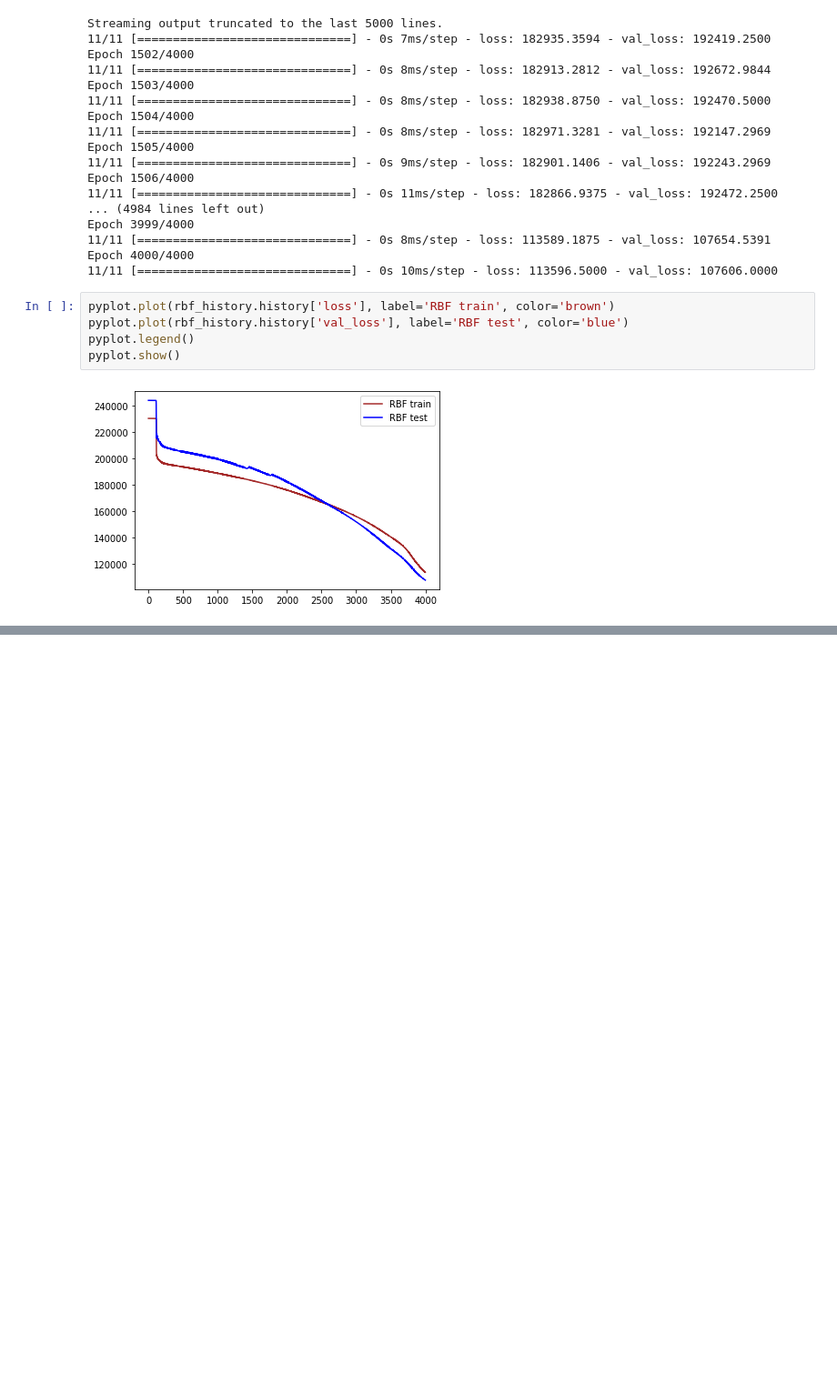
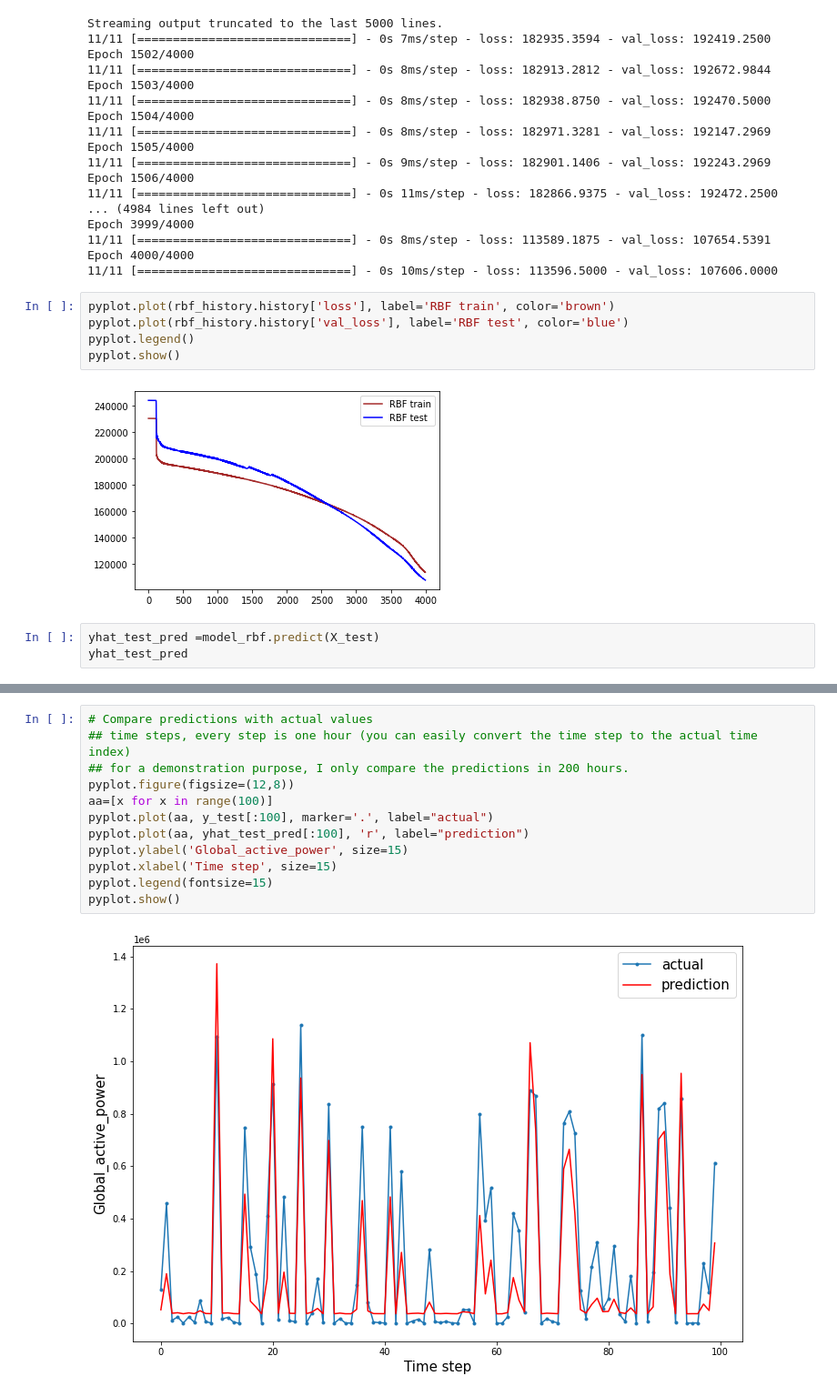
Before and after one commit to Khuks/Predicting-Aggregate-Liquidity-For-A-Central-Bank-Using-Machine-Learning-Algorithms-, a Jupyter notebook: Predicting_Aggregate_Liquidity.ipynb, the cells around one changed output, grey strips where cells are left out. Shown at 91% size. Saved outputs shown, nothing was run; the diff lists cells and outputs as text; blank space fills up the shorter version.

```diff
--- a/Predicting_Aggregate_Liquidity.ipynb
+++ b/Predicting_Aggregate_Liquidity.ipynb
@@ -990,3 +990,6 @@ pyplot.legend()
 pyplot.show()
 # %% [output]
 [figure]
+# %%
+yhat_test_pred =model_rbf.predict(X_test)
+yhat_test_pred
@@ -992,0 +1025,14 @@ pyplot.show()
+# %%
+# Compare predictions with actual values
+## time steps, every step is one hour (you can easily convert the time step to the actual time index)
+## for a demonstration purpose, I only compare the predictions in 200 hours.
+pyplot.figure(figsize=(12,8))
+aa=[x for x in range(100)]
+pyplot.plot(aa, y_test[:100], marker='.', label="actual")
+pyplot.plot(aa, yhat_test_pred[:100], 'r', label="prediction")
+pyplot.ylabel('Global_active_power', size=15)
+pyplot.xlabel('Time step', size=15)
+pyplot.legend(fontsize=15)
+pyplot.show()
+# %% [output]
+[figure, added]
```
Also changed, not shown: parts of 3 cells of this notebook.
